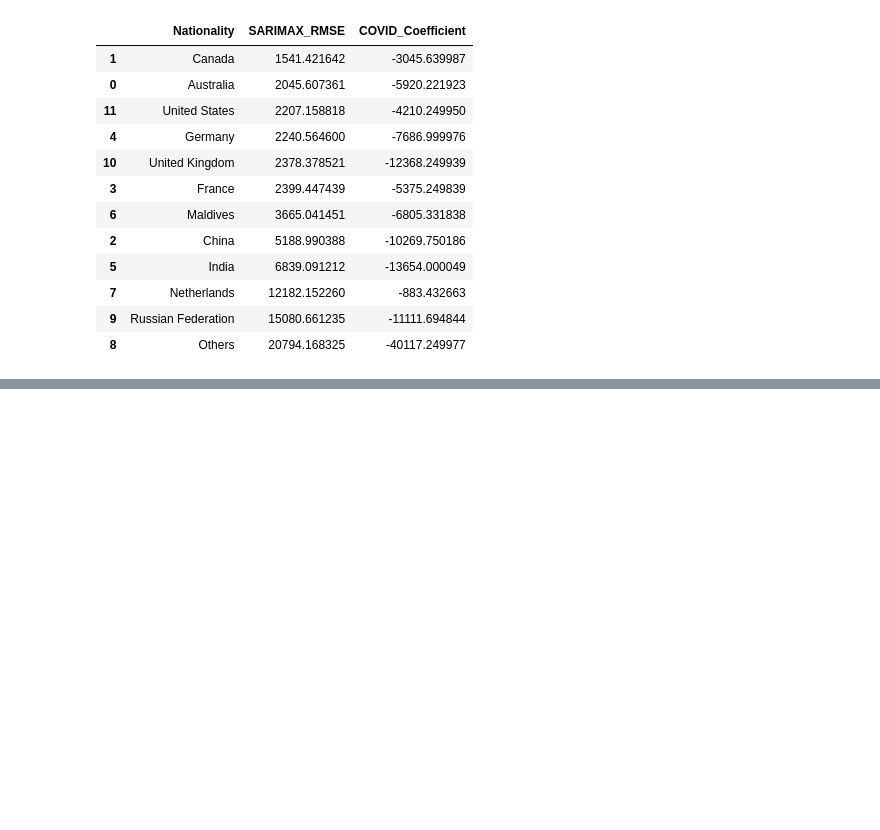
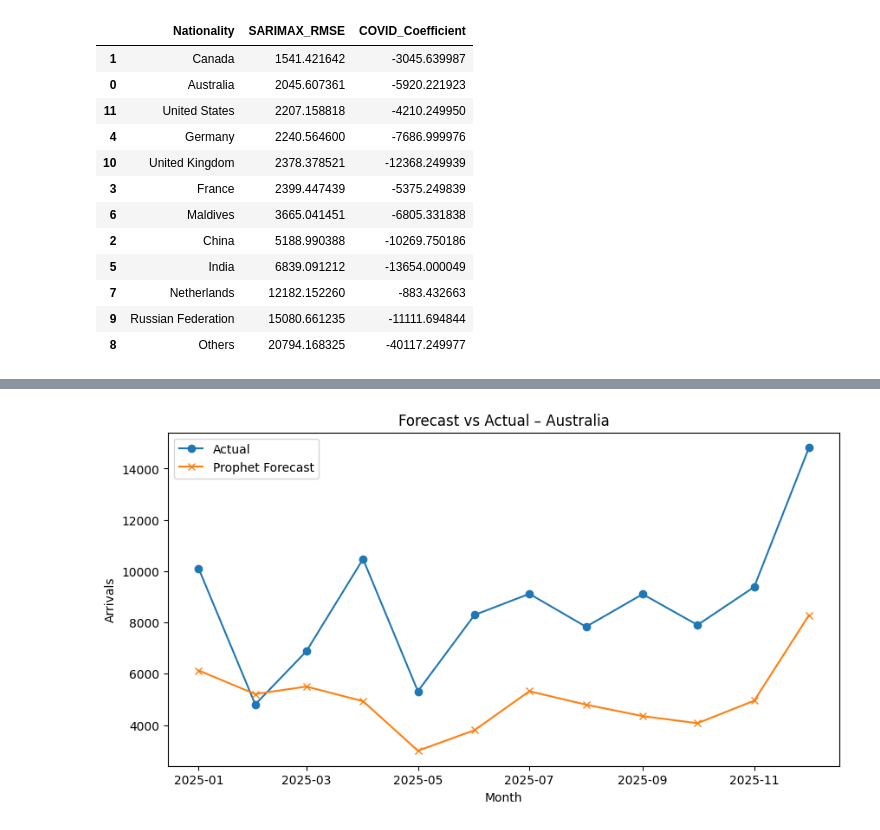
Before and after one commit to Kaveesha-Vihanga/DS_Project, a Jupyter notebook: arrival_prediction.ipynb, the cells around one changed output, grey strips where cells are left out. Cells and saved outputs as stored; diff of their text form; code cells hidden in the pictures; blank space fills up the shorter version.

Commit message:
Prophet Model

```diff
--- a/arrival_prediction.ipynb
+++ b/arrival_prediction.ipynb
@@ -357,0 +467,15 @@ results_df.sort_values("SARIMAX_RMSE")
+# %%
+nat = "Australia"
+forecast = prophet_forecasts[nat]  # 12-month forecast
+actual = df[df["Nationality"]==nat].set_index("Date")["Arrivals"][-12:]  # last 12 months
+
+plt.figure(figsize=(10,5))
+plt.plot(actual.index, actual.values, label="Actual", marker='o')
+plt.plot(actual.index, forecast, label="Prophet Forecast", marker='x')
+plt.title(f"Forecast vs Actual – {nat}")
+plt.xlabel("Month")
+plt.ylabel("Arrivals")
+plt.legend()
+plt.show()
+# %% [output]
+[figure, added]
```
Also changed, not shown: parts of 3 cells of this notebook.
